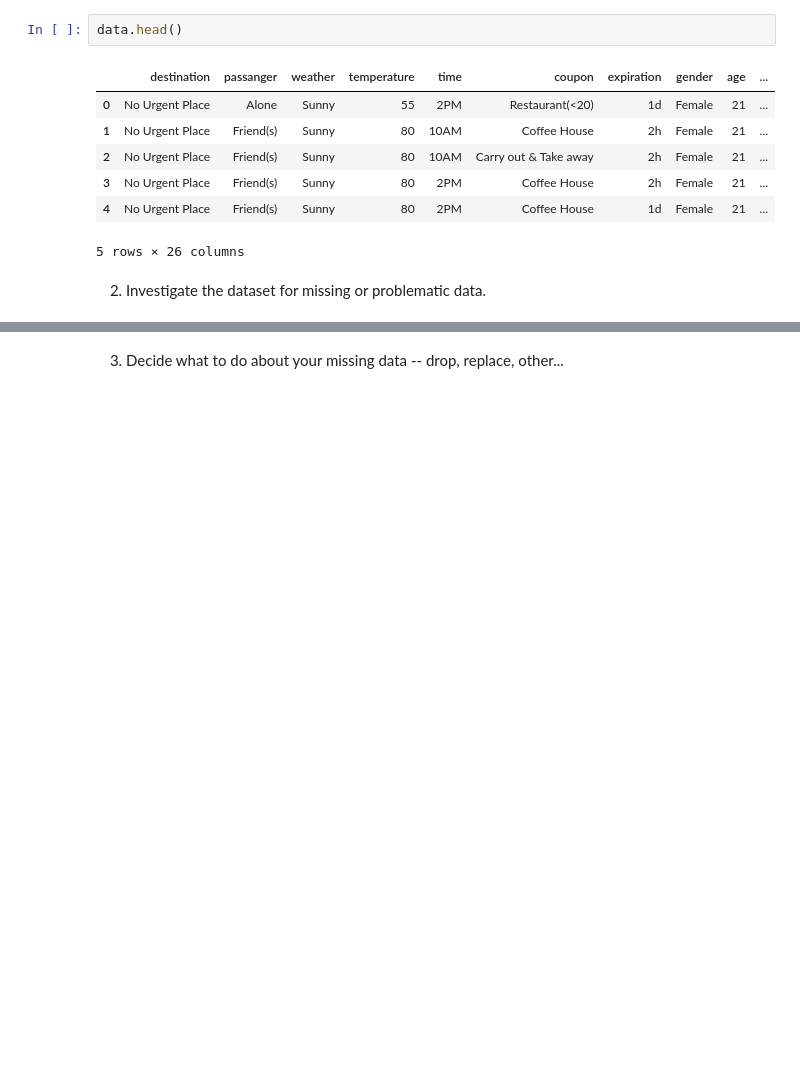
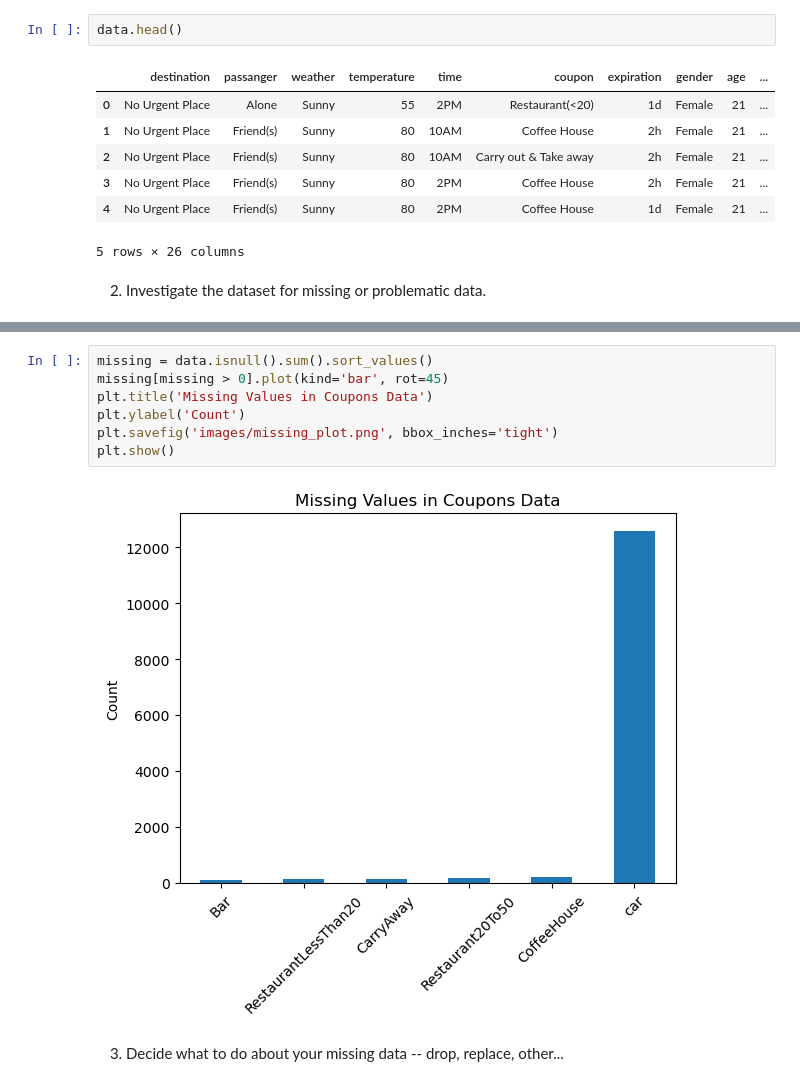
Before and after one commit to dro0o/berkeley-data-analysis, a Jupyter notebook: analysis.ipynb, the cells around one changed output, grey strips where cells are left out. Saved outputs shown, nothing was run; the diff lists cells and outputs as text; blank space fills up the shorter version.

```diff
--- a/analysis.ipynb
+++ b/analysis.ipynb
@@ -83,2 +103,11 @@ data.head()
+# %%
+missing = data.isnull().sum().sort_values()
+missing[missing > 0].plot(kind='bar', rot=45)
+plt.title('Missing Values in Coupons Data')
+plt.ylabel('Count')
+plt.savefig('images/missing_plot.png', bbox_inches='tight')
+plt.show()
+# %% [output]
+[figure, added]
 # %% [markdown]
 3. Decide what to do about your missing data -- drop, replace, other...
```
Also changed, not shown: parts of 10 cells of this notebook.
